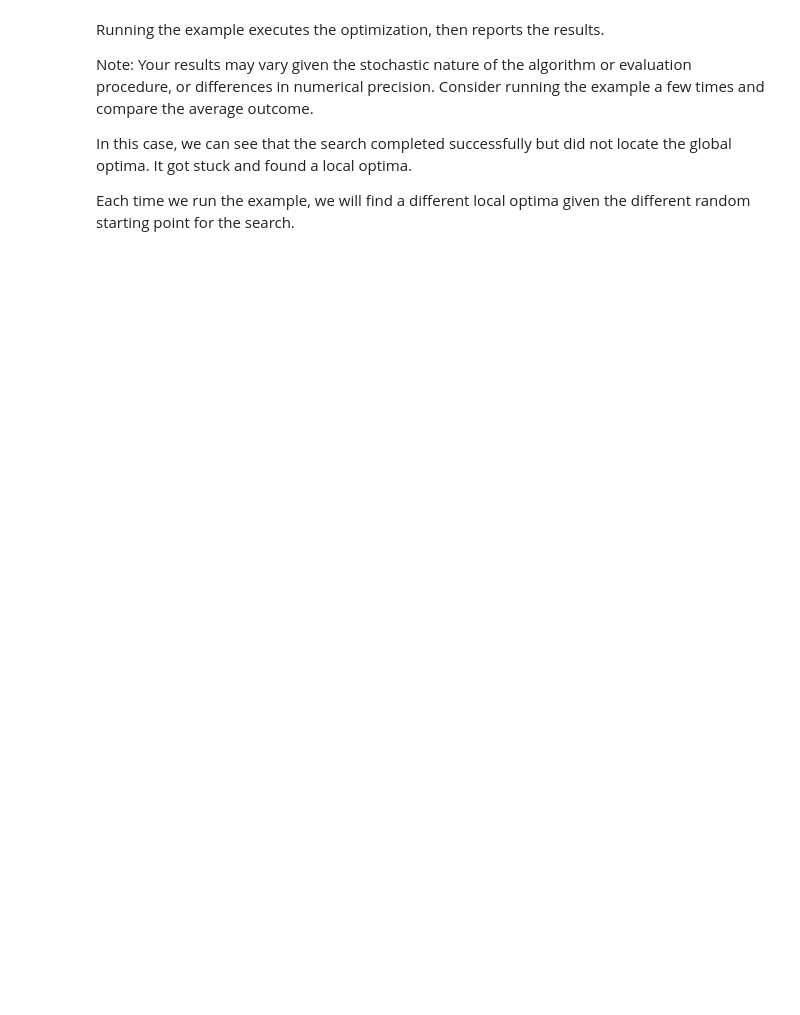
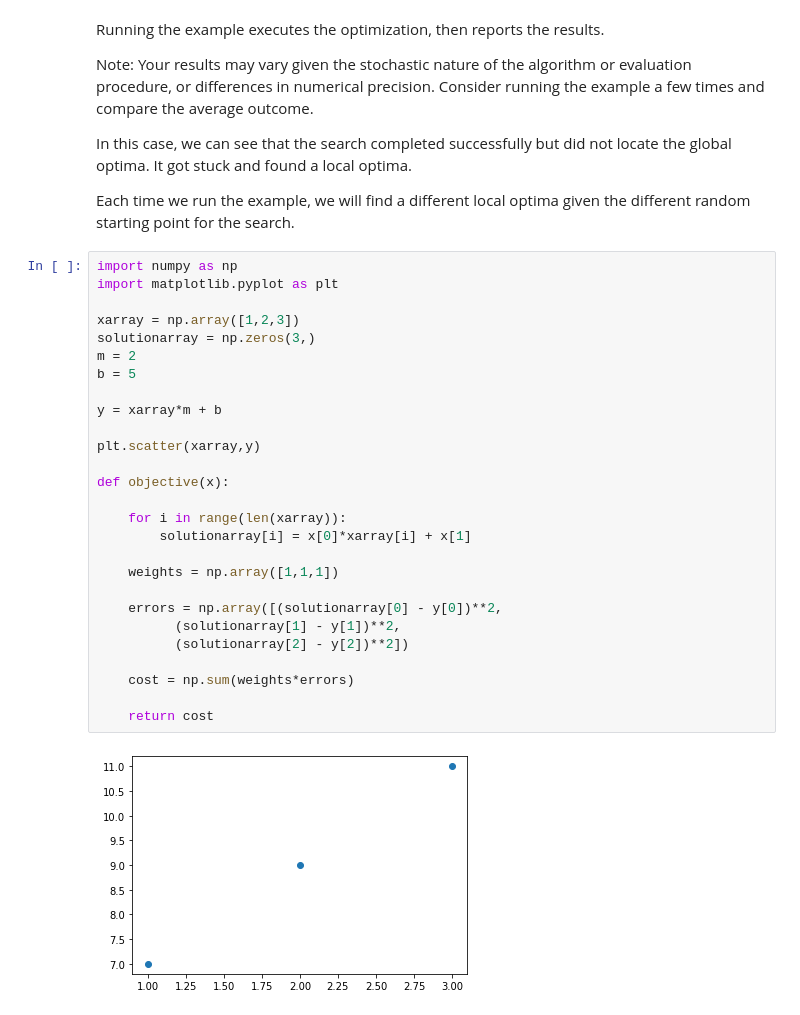
Before and after one commit to ckelly314/isotopomer-soup, a Jupyter notebook: examples/Nelder-Mead algorithm.ipynb, the cells around one changed output. Drawn from its saved outputs; the diff is of its cells as text; blank space fills up the shorter version.

```diff
--- a/examples/Nelder-Mead algorithm.ipynb
+++ b/examples/Nelder-Mead algorithm.ipynb
@@ -191,3 +191,32 @@ Note: Your results may vary given the stochastic nature of the algorithm or eval
 In this case, we can see that the search completed successfully but did not locate the global optima. It got stuck and found a local optima.
 
 Each time we run the example, we will find a different local optima given the different random starting point for the search.
+# %%
+import numpy as np
+import matplotlib.pyplot as plt
+
+xarray = np.array([1,2,3])
+solutionarray = np.zeros(3,)
+m = 2
+b = 5
+
+y = xarray*m + b
+
+plt.scatter(xarray,y)
+
+def objective(x):
+
+    for i in range(len(xarray)):
+        solutionarray[i] = x[0]*xarray[i] + x[1]
+
+    weights = np.array([1,1,1])
+
+    errors = np.array([(solutionarray[0] - y[0])**2,
+          (solutionarray[1] - y[1])**2,
+          (solutionarray[2] - y[2])**2])
+
+    cost = np.sum(weights*errors)
+
+    return cost
+# %% [output]
+[figure, added]
```
Also changed, not shown: parts of 9 cells of this notebook, 9 other files.
